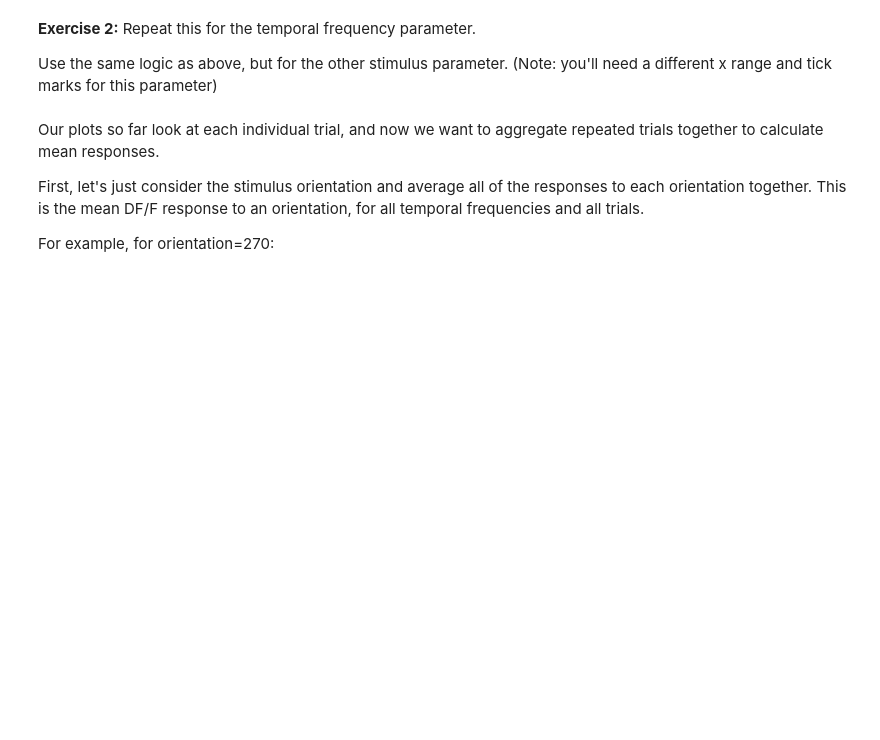
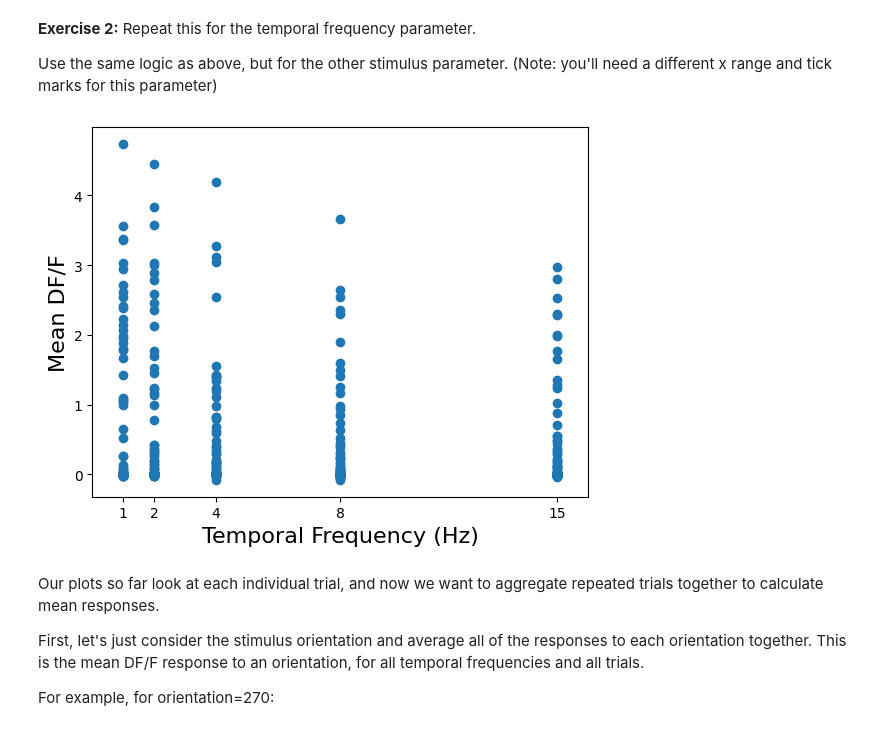
Before and after one commit to zbluee/TReND-CaMinA, a Jupyter notebook: notebooks/Kenya26/03-04-AllenTutorial/Session_1_Computing_tuning_curve.ipynb, the cells around one changed output. Saved outputs shown, nothing was run; the diff lists cells and outputs as text; code cells hidden in the pictures; blank space fills up the shorter version.

```diff
--- a/notebooks/Kenya26/03-04-AllenTutorial/Session_1_Computing_tuning_curve.ipynb
+++ b/notebooks/Kenya26/03-04-AllenTutorial/Session_1_Computing_tuning_curve.ipynb
@@ -240,6 +289,18 @@ What do we see?
 # %% [markdown]
 **Exercise 2:** Repeat this for the temporal frequency parameter.
 <p>Use the same logic as above, but for the other stimulus parameter. (Note: you'll need a different x range and tick marks for this parameter)
+# %%
+plt.plot(cell_response[:,1], cell_response[:,2], 'o')
+
+plt.xlabel("Temporal Frequency (Hz)", fontsize=16)
+plt.ylabel("Mean DF/F", fontsize=16)
+
+# x-range and tick marks for temporal frequency
+# Based on unique temporal frequencies: [1., 2., 4., 8., 15.]
+plt.xlim(0, 16) #x range
+plt.xticks([1, 2, 4, 8, 15]);
+# %% [output]
+[figure, added]
 # %% [markdown]
 Our plots so far look at each individual trial, and now we want to aggregate repeated trials together to calculate mean responses.
 <p>First, let's just consider the stimulus orientation and average all of the responses to each orientation together. This is the mean DF/F response to an orientation, for all temporal frequencies and all trials.
```
Also changed, not shown: parts of 10 cells of this notebook.
